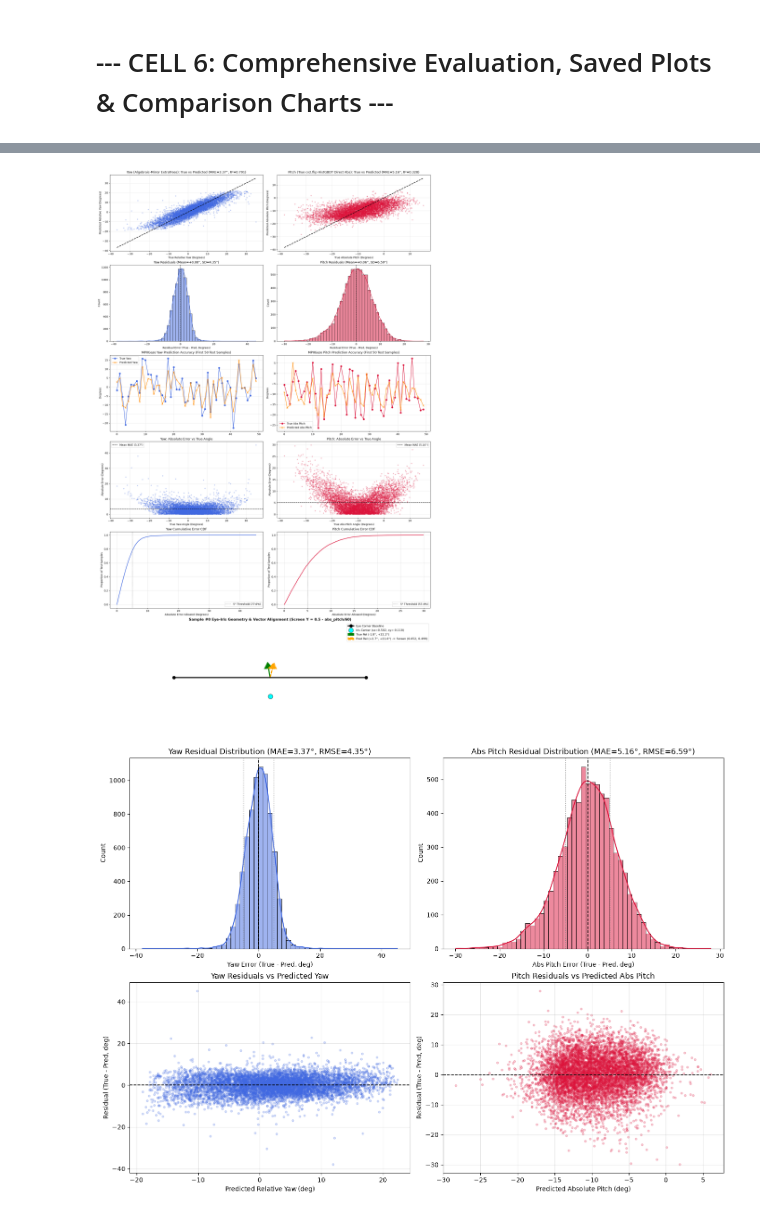
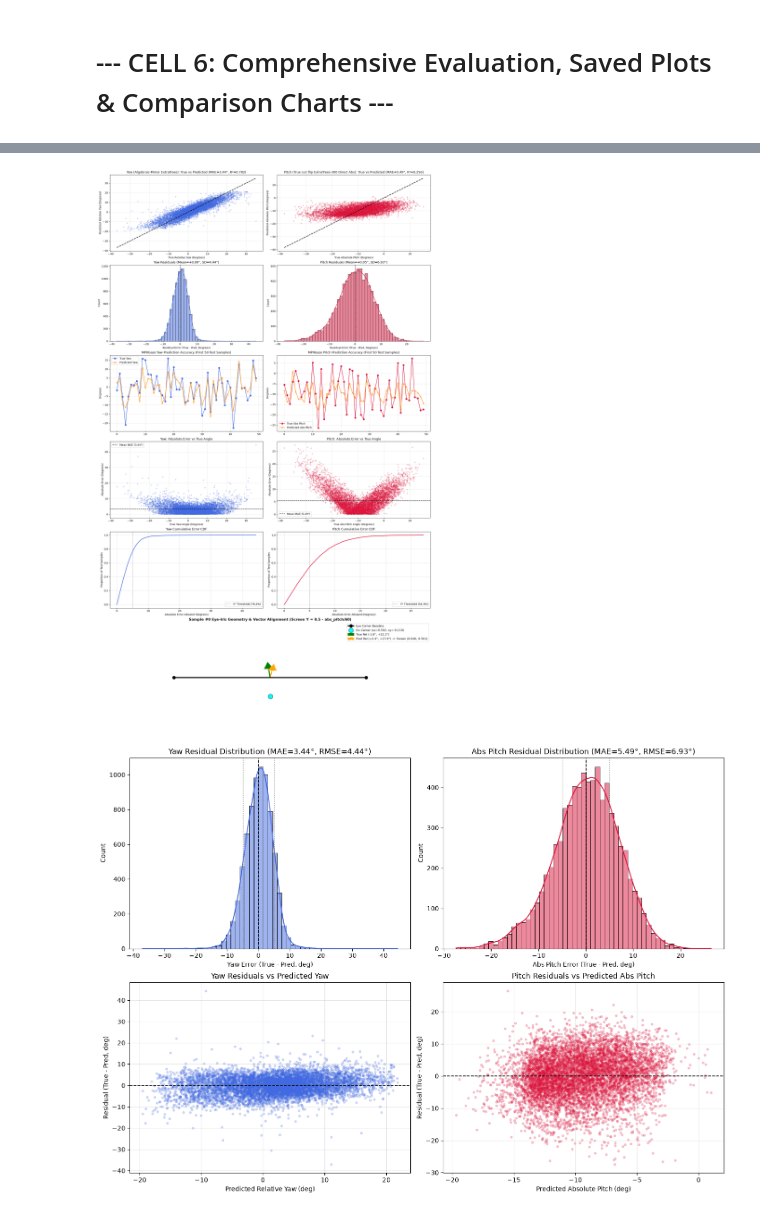
Before and after one commit to ahmedkamel382/HandEye_ARVR_Tracker, a Jupyter notebook: ai_pipeline/gaze_intent/mpii_gaze_trainer.ipynb, the cells around one changed output, grey strips where cells are left out. Cells and saved outputs as stored; diff of their text form; code cells hidden in the pictures.

Commit message:
feat(gaze_intent): enforce mandatory target-set qualification and promote reproducible ExtraTrees-300 candidate_models_v2 DLLs

```diff
--- a/ai_pipeline/gaze_intent/mpii_gaze_trainer.ipynb
+++ b/ai_pipeline/gaze_intent/mpii_gaze_trainer.ipynb
@@ -337,7 +338,7 @@ def run_cliff_audit(model, X_eval, is_abs_pitch=False):
     return rows
 
 cliff_et_yaw = run_cliff_audit(model_yaw, X_yaw_test, is_abs_pitch=False)
-cliff_et_pitch = run_cliff_audit(model_pitch, X_pitch_test, is_abs_pitch=True)
+cliff_et_pitch = run_cliff_audit(model_pitch, X_pitch_test, is_abs_pitch=False)
 cliff_gb_yaw = run_cliff_audit(gbdt_yaw, X_yaw_test, is_abs_pitch=False)
 cliff_gb_pitch = run_cliff_audit(gbdt_pitch, X_pitch_test, is_abs_pitch=False)
 
@@ -346,9 +347,9 @@ for label, _, _ in PERTURBATIONS:
     e, g = cliff_et_yaw[label], cliff_gb_yaw[label]
     print(f"  {label:12s} | ET: mean={e['mean_deg']:.3f} p95={e['p95_deg']:.3f} max={e['max_deg']:.3f} deg | GBDT: mean={g['mean_deg']:.3f} p95={g['p95_deg']:.3f} max={g['max_deg']:.3f} deg")
 
-print("\n=== 5-D PITCH SENSITIVITY AUDIT (Candidate HistGBDT vs. Legacy GBDT; eye-in-socket rel_pitch delta) ===")
+print("\n=== 5-D PITCH SENSITIVITY AUDIT (Candidate v2 ExtraTrees vs. Legacy GBDT; direct abs_pitch delta) ===")
 for label, _, _ in PERTURBATIONS:
     e, g = cliff_et_pitch[label], cliff_gb_pitch[label]
-    print(f"  {label:12s} | HGB: mean={e['mean_deg']:.3f} p95={e['p95_deg']:.3f} max={e['max_deg']:.3f} deg | GBDT: mean={g['mean_deg']:.3f} p95={g['p95_deg']:.3f} max={g['max_deg']:.3f} deg")
+    print(f"  {label:12s} | ET : mean={e['mean_deg']:.3f} p95={e['p95_deg']:.3f} max={e['max_deg']:.3f} deg | GBDT: mean={g['mean_deg']:.3f} p95={g['p95_deg']:.3f} max={g['max_deg']:.3f} deg")
 # %% [output]
 === 5-D YAW SENSITIVITY AUDIT (Candidate ExtraTrees vs. Legacy GBDT) ===
@@ -411,8 +412,8 @@ norm_y_pred = angle_to_norm_coord(abs_pitch_pred, invert=True)
 metrics_summary = {
     "dual_view_used": dual_view_used,
     "model_architecture": {
-        "yaw": "ExtraTreesRegressor(n_estimators=150, max_depth=10, min_samples_leaf=150, target=rel_yaw)",
-        "pitch": "HistGradientBoostingRegressor(max_iter=220, max_depth=5, min_samples_leaf=110, max_leaf_nodes=20, max_bins=255, l2_regularization=25.0, learning_rate=0.04, target=abs_pitch)",
+        "yaw": "ExtraTreesRegressor(n_estimators=300, max_depth=9, min_samples_leaf=150, inv6_jitter=(0.006,0.025,1.50,0.50,1.50), target=rel_yaw)",
+        "pitch": "ExtraTreesRegressor(n_estimators=300, max_depth=10, min_samples_leaf=120, inv6_jitter=(0.040,0.005,0.50,3.00,2.00), target=abs_pitch)",
     },
     "golden_neutral_05_0_0_0_0": {
         "pitch_abs_deg": neutral_pitch_val,
@@ -456,7 +457,7 @@ metrics_summary = {
     },
 }
 
-print("\n--- MPIIGaze Hybrid Dual-View Test Results (Candidate ET Yaw + HGB Direct Abs-Pitch vs. Legacy GBDT) ---")
+print("\n--- MPIIGaze Hybrid Dual-View Test Results (Candidate v2 ET-300 Yaw + ET-300 Direct Abs-Pitch vs. Legacy GBDT) ---")
 for key, label in [
     ("rel_yaw", "Rel Yaw  "),
     ("rel_pitch", "Rel Pitch"),
@@ -504,7 +505,7 @@ ax_pitch_scatter.scatter(abs_pitch_true, abs_pitch_pred, alpha=0.25, s=12, color
 ax_pitch_scatter.plot([abs_pitch_true.min(), abs_pitch_true.max()], [abs_pitch_true.min(), abs_pitch_true.max()], "k--", lw=2)
 ax_pitch_scatter.set_xlabel("True Absolute Pitch (Degrees)")
 ax_pitch_scatter.set_ylabel("Predicted Absolute Pitch (Degrees)")
-ax_pitch_scatter.set_title(f"Pitch (True cv2.flip HistGBDT Direct Abs): True vs Predicted (MAE={pitch_mae:.2f}°, R²={pitch_r2:.3f})")
+ax_pitch_scatter.set_title(f"Pitch (True cv2.flip ExtraTrees-300 Direct Abs): True vs Predicted (MAE={pitch_mae:.2f}°, R²={pitch_r2:.3f})")
 ax_pitch_scatter.grid(True, alpha=0.3)
 
 ax_yaw_hist = fig.add_subplot(gs[1, 0])
@@ -646,7 +647,7 @@ pairs = [
     (axes3[0, 0], y_yaw_test, yaw_preds, "Relative Eye Yaw", "royalblue", metrics_summary["candidate_extratrees"]["rel_yaw"]),
     (axes3[0, 1], y_pitch_test, pitch_preds, "Relative Eye Pitch (abs_pitch - head_pitch)", "crimson", metrics_summary["candidate_extratrees"]["rel_pitch"]),
     (axes3[1, 0], abs_yaw_true, abs_yaw_pred, "Absolute World Yaw (rel + head_yaw)", "navy", metrics_summary["candidate_extratrees"]["abs_yaw"]),
-    (axes3[1, 1], abs_pitch_true, abs_pitch_pred, "Absolute World Pitch (HistGBDT direct)", "darkred", metrics_summary["candidate_extratrees"]["abs_pitch"]),
+    (axes3[1, 1], abs_pitch_true, abs_pitch_pred, "Absolute World Pitch (ExtraTrees-300 direct)", "darkred", metrics_summary["candidate_extratrees"]["abs_pitch"]),
 ]
 for ax, yt, yp, title, col, m in pairs:
     ax.scatter(yt, yp, alpha=0.2, s=10, color=col)
@@ -663,7 +664,7 @@ fig3.savefig(pred_actual_path, dpi=150, bbox_inches="tight")
 plt.show()
 
 # ----------------------------------------------------------------------
-# PLOT 4: Model Comparison (Legacy GBDT vs Candidate Hybrid ET Yaw + HGB Pitch)
+# PLOT 4: Model Comparison (Legacy GBDT vs Candidate v2 ET-300 Yaw + ET-300 Abs-Pitch)
 # ----------------------------------------------------------------------
 fig4, axes4 = plt.subplots(1, 3, figsize=(18, 5.5), constrained_layout=True)
 
@@ -673,7 +674,7 @@ gb_maes = [metrics_summary["legacy_gbdt_baseline"][k]["mae_deg"] for k in ["rel_
 x_idx = np.arange(len(cats))
 w = 0.36
 b1 = axes4[0].bar(x_idx - w/2, gb_maes, w, label="Legacy GBDT (250 trees, d=6)", color="#7f8c8d")
-b2 = axes4[0].bar(x_idx + w/2, et_maes, w, label="Candidate Hybrid (ET Yaw + HGB Abs-Pitch)", color="#2980b9")
+b2 = axes4[0].bar(x_idx + w/2, et_maes, w, label="Candidate v2 (ET-300 Yaw + ET-300 Abs-Pitch)", color="#2980b9")
 axes4[0].set_xticks(x_idx, cats)
 axes4[0].set_ylabel("Test MAE (Degrees, lower=better)")
 axes4[0].set_title("Test MAE Comparison")
@@ -698,7 +699,7 @@ et_b = [
 ]
 xb = np.arange(len(cats_b))
 b3 = axes4[1].bar(xb - w/2, gb_b, w, label="Legacy GBDT", color="#7f8c8d")
-b4 = axes4[1].bar(xb + w/2, et_b, w, label="Candidate Hybrid", color="#27ae60")
+b4 = axes4[1].bar(xb + w/2, et_b, w, label="Candidate v2 ET-300", color="#27ae60")
 axes4[1].set_xticks(xb, cats_b, rotation=12)
 axes4[1].set_ylabel("Score / Percentage (%, higher=better)")
 axes4[1].set_title("World Gaze R² & <=5° Hit Rate")
@@ -723,7 +724,7 @@ et_c = [
 ]
 xc = np.arange(len(cats_c))
 b5 = axes4[2].bar(xc - w/2, gb_c, w, label="Legacy GBDT", color="#c0392b")
-b6 = axes4[2].bar(xc + w/2, et_c, w, label="Candidate Hybrid", color="#16a085")
+b6 = axes4[2].bar(xc + w/2, et_c, w, label="Candidate v2 ET-300", color="#16a085")
 axes4[2].set_xticks(xc, cats_c)
 axes4[2].set_ylabel("Angular Jump (Degrees, lower=smoother)")
 axes4[2].set_title("±0.005 Iris Split-Cliff Sensitivity")
@@ -750,2 +751,2 @@ Normalized Screen MAE (SPAN=60°, fixed Y=0.5-pitch/60): norm_x=0.05600, norm_y=
-[figure, old version]
+[figure, new version]
-[figure, old version]
+[figure, new version]
```
Also changed, not shown: parts of 7 cells of this notebook, 5 other files.
